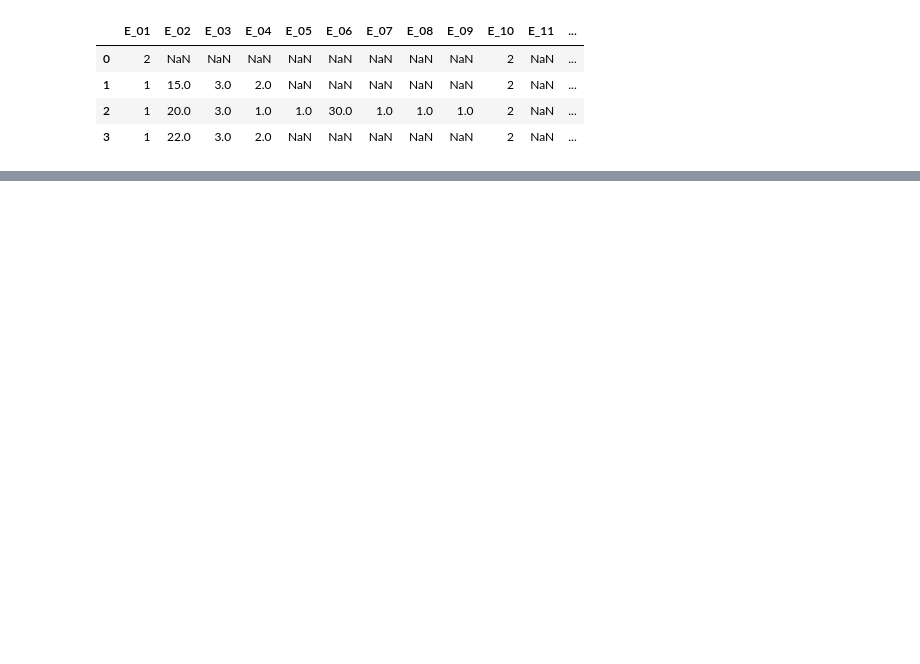
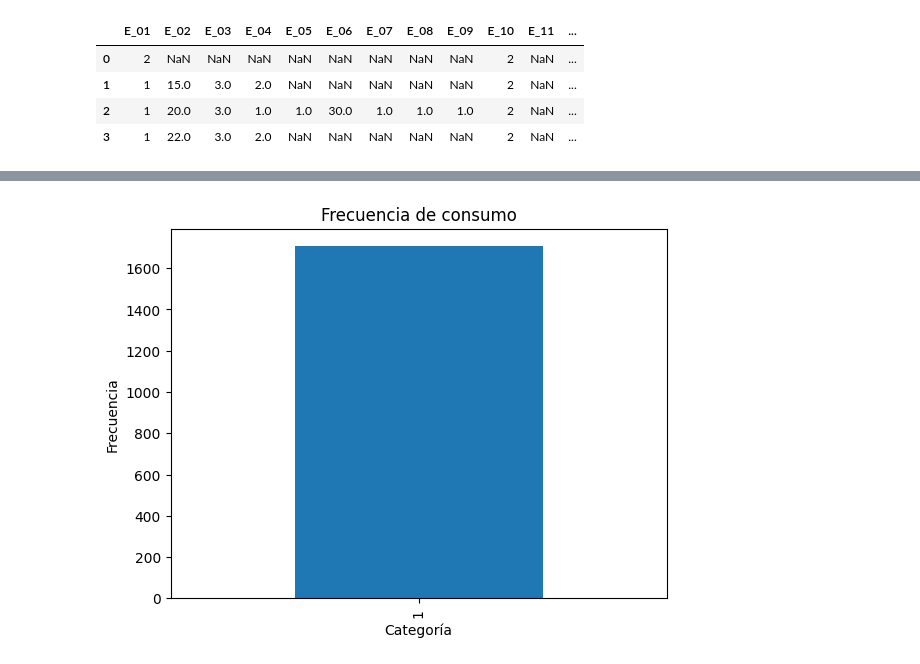
Before and after one commit to santiagovillamizarjaimes-collab/segundocorte, a Jupyter notebook: tareaultima.ipynb, the cells around one changed output, grey strips where cells are left out. Cells and saved outputs as stored; diff of their text form; code cells hidden in the pictures; blank space fills up the shorter version.

```diff
--- a/tareaultima.ipynb
+++ b/tareaultima.ipynb
@@ -12,6 +12,6 @@ Saving e_capitulos.csv to e_capitulos.csv
 # %%
 import io
-e_capitulos = io.BytesIO(uploaded['e_capitulos.csv'])
+e_capitulos = io.BytesIO(uploaded['e_capitulos (1).csv'])
 e_capitulos = pd.read_csv(e_capitulos, sep = ",", encoding = "latin-1")
 e_capitulos.head(4)
 # %% [output]
@@ -33,0 +165,15 @@ NameError: name 'pd' is not defined
+# %%
+# Contar frecuencias
+frecuencia_consumo = tabla_cigarrillo['Consumo'].value_counts()
+
+# Graficar
+plt.figure()
+frecuencia_consumo.plot(kind='bar')
+
+plt.title("Frecuencia de consumo")
+plt.xlabel("Categoría")
+plt.ylabel("Frecuencia")
+
+plt.show()
+# %% [output]
+[figure, added]
```
Also changed, not shown: parts of 18 cells of this notebook.
